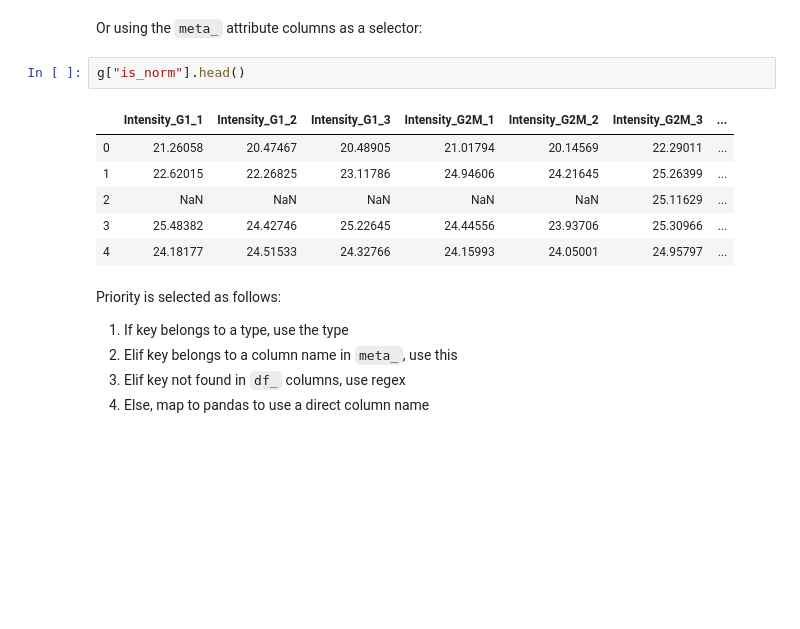
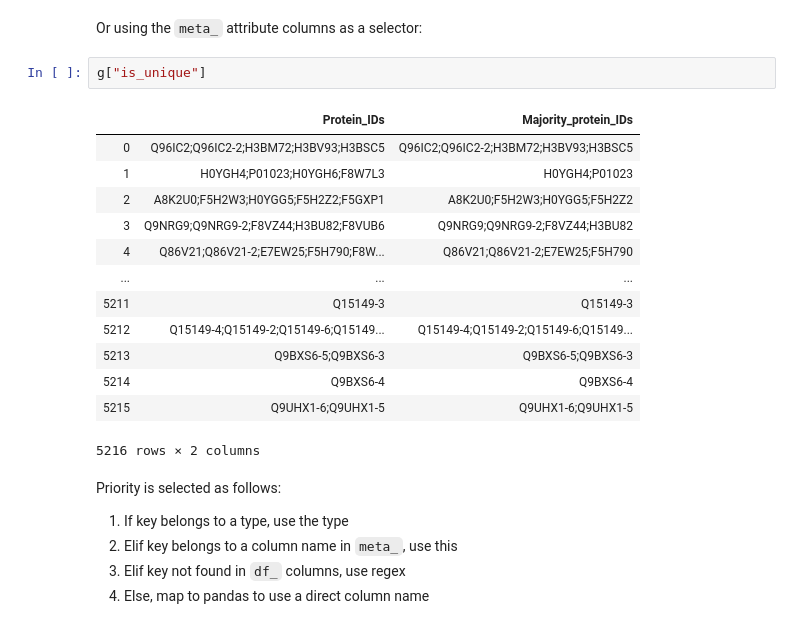
Before and after one commit to gregparkes/turbopanda, a Jupyter notebook: examples/notebook1.ipynb, the cells around one changed output. Saved outputs shown, nothing was run; the diff lists cells and outputs as text; blank space fills up the shorter version.

```diff
--- a/examples/notebook1.ipynb
+++ b/examples/notebook1.ipynb
@@ -84,15 +89,22 @@ g[object].head()
 | 4 | Q86V21;Q86V21-2;E7EW25;F5H790;F8W... | Q86V21;Q86V21-2;E7EW25;F5H790 | Acetoacetyl-CoA synthetase | AACS |
 # %% [markdown]
 Or using the `meta_` attribute columns as a selector:
-# %%
-g["is_norm"].head()
-# %% [output]
-|  | Intensity_G1_1 | Intensity_G1_2 | Intensity_G1_3 | Intensity_G2M_1 | Intensity_G2M_2 | Intensity_G2M_3 | ... |
-| 0 | 21.26058 | 20.47467 | 20.48905 | 21.01794 | 20.14569 | 22.29011 | ... |
-| 1 | 22.62015 | 22.26825 | 23.11786 | 24.94606 | 24.21645 | 25.26399 | ... |
-| 2 | NaN | NaN | NaN | NaN | NaN | 25.11629 | ... |
-| 3 | 25.48382 | 24.42746 | 25.22645 | 24.44556 | 23.93706 | 25.30966 | ... |
-| 4 | 24.18177 | 24.51533 | 24.32766 | 24.15993 | 24.05001 | 24.95797 | ... |
+# %%
+g["is_unique"]
+# %% [output]
+|  | Protein_IDs | Majority_protein_IDs |
+| 0 | Q96IC2;Q96IC2-2;H3BM72;H3BV93;H3BSC5 | Q96IC2;Q96IC2-2;H3BM72;H3BV93;H3BSC5 |
+| 1 | H0YGH4;P01023;H0YGH6;F8W7L3 | H0YGH4;P01023 |
+| 2 | A8K2U0;F5H2W3;H0YGG5;F5H2Z2;F5GXP1 | A8K2U0;F5H2W3;H0YGG5;F5H2Z2 |
+| 3 | Q9NRG9;Q9NRG9-2;F8VZ44;H3BU82;F8VUB6 | Q9NRG9;Q9NRG9-2;F8VZ44;H3BU82 |
+| 4 | Q86V21;Q86V21-2;E7EW25;F5H790;F8W... | Q86V21;Q86V21-2;E7EW25;F5H790 |
+| ... | ... | ... |
+| 5211 | Q15149-3 | Q15149-3 |
+| 5212 | Q15149-4;Q15149-2;Q15149-6;Q15149... | Q15149-4;Q15149-2;Q15149-6;Q15149... |
+| 5213 | Q9BXS6-5;Q9BXS6-3 | Q9BXS6-5;Q9BXS6-3 |
+| 5214 | Q9BXS6-4 | Q9BXS6-4 |
+| 5215 | Q9UHX1-6;Q9UHX1-5 | Q9UHX1-6;Q9UHX1-5 |
+5216 rows × 2 columns
 # %% [markdown]
 Priority is selected as follows:
 
```
Also changed, not shown: parts of 34 cells of this notebook, 8 other files.
